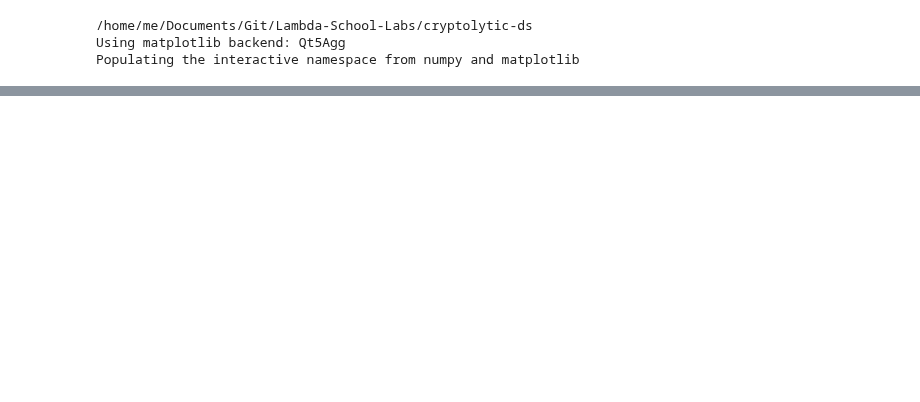
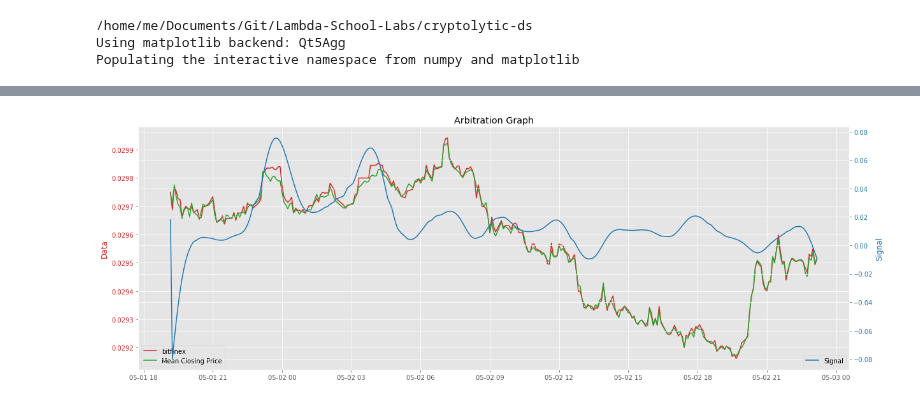
Before and after one commit to BloomTech-Labs/cryptolytic-ds, a Jupyter notebook: cryptolytic/notebooks/Arbitrage.ipynb, the cells around one changed output, grey strips where cells are left out. Cells and saved outputs as stored; diff of their text form; code cells hidden in the pictures; blank space fills up the shorter version.

```diff
--- a/cryptolytic/notebooks/Arbitrage.ipynb
+++ b/cryptolytic/notebooks/Arbitrage.ipynb
@@ -84,0 +90,5 @@ def plot_arbitration(df):
+# %%
+plot_arbitration(df_300[600//3:500])
+#plot_arbitration(df2)
+# %% [output]
+[figure, added]
```
Also changed, not shown: parts of 12 cells of this notebook, 4 other files.
